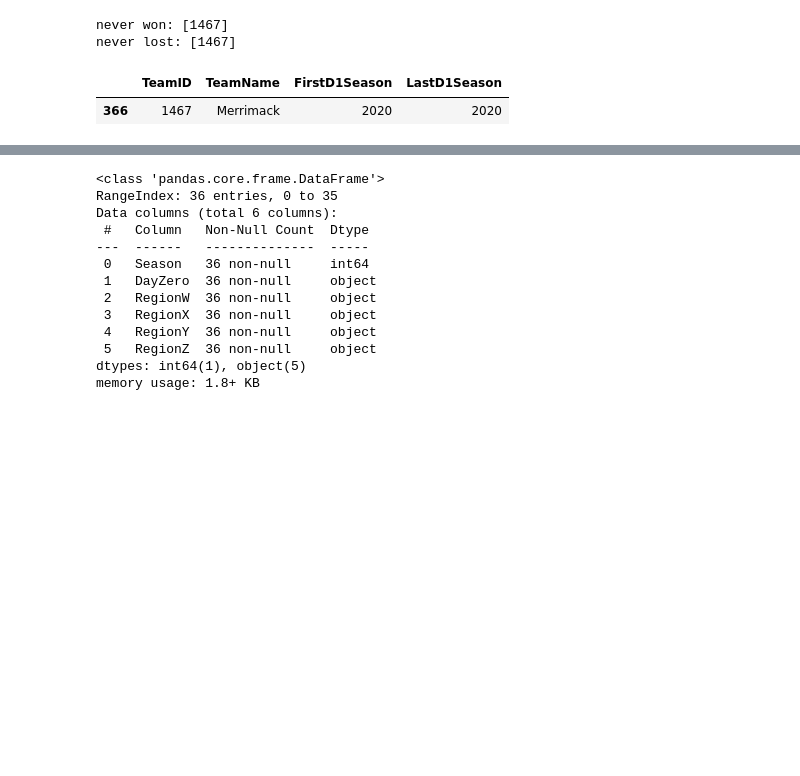
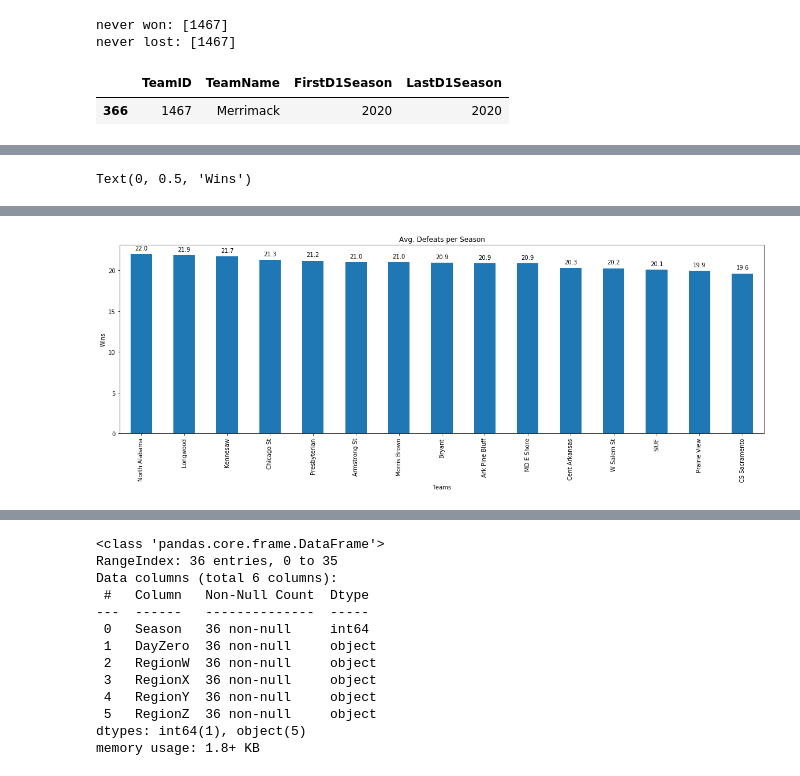
Before and after one commit to YT-Hwang/Kaggle_Competion, a Jupyter notebook: Google Cloud & NCAA® ML Competition 2020-NCAAM/EDA.ipynb, the cells around one changed output, grey strips where cells are left out. Saved outputs shown, nothing was run; the diff lists cells and outputs as text; code cells hidden in the pictures; blank space fills up the shorter version.

```diff
--- a/Google Cloud & NCAA® ML Competition 2020-NCAAM/EDA.ipynb
+++ b/Google Cloud & NCAA® ML Competition 2020-NCAAM/EDA.ipynb
@@ -360,0 +580,3 @@ memory usage: 53.7+ KB
+# %%
+losers['Result'] = 1
+losers
@@ -360,0 +618,7 @@ memory usage: 53.7+ KB
+# %%
+season_count = losers[['Season','TeamID']].groupby('TeamID').nunique()
+season_count.drop('TeamID', inplace=True, axis =1)
+season_count.rename(columns={"Season": "Season_Count"},inplace=True)
+#season_count.reset_index(inplace=True)
+
+season_count
@@ -360,0 +640,9 @@ memory usage: 53.7+ KB
+# %%
+defeat_count = pd.merge(defeat_count, season_count, how = 'left', on=['TeamID'])
+defeat_count.set_index(['TeamID','TeamName'], inplace = True)
+defeat_count = defeat_count.loc[:,:"Result"].div(defeat_count["Season_Count"], axis=0)
+defeat_count.sort_values(by=['Result'], ascending=False, inplace=True)
+defeat_count = defeat_count.round(2)
+defeat_count.reset_index(inplace=True)
+
+defeat_count
@@ -360,0 +663,59 @@ memory usage: 53.7+ KB
+# %%
+#import seaborn as sns
+defeat_count = defeat_count.iloc[:15,:]
+x_labels = defeat_count['TeamName']
+counts = defeat_count['Result']
+
+# Plot the figure.
+plt.figure(figsize=(20, 6))
+ax = counts.plot(kind='bar')
+ax.set_title('Avg. Defeats per Season')
+ax.set_xlabel('Teams')
+ax.set_ylabel('Wins')
+ax.set_xticklabels(x_labels)
+
+
+
+def add_value_labels(ax, spacing=5):
+    """Add labels to the end of each bar in a bar chart.
+
+    Arguments:
+        ax (matplotlib.axes.Axes): The matplotlib object containing the axes
+            of the plot to annotate.
+        spacing (int): The distance between the labels and the bars.
+    """
+
+    # For each bar: Place a label
+    for rect in ax.patches:
+        # Get X and Y placement of label from rect.
+        y_value = rect.get_height()
+        x_value = rect.get_x() + rect.get_width() / 2
+
+        # Number of points between bar and label. Change to your liking.
+        space = spacing
+        # Vertical alignment for positive values
+        va = 'bottom'
+
+        # If value of bar is negative: Place label below bar
+        if y_value < 0:
+            # Invert space to place label below
+            space *= -1
+            # Vertically align label at top
+            va = 'top'
+
+        # Use Y value as label and format number with one decimal place
+        label = "{:.1f}".format(y_value)
+
+        # Create annotation
+        ax.annotate(
+            label,                      # Use `label` as label
+            (x_value, y_value),         # Place label at end of the bar
+            xytext=(0, space),          # Vertically shift label by `space`
+            textcoords="offset points", # Interpret `xytext` as offset in points
+            ha='center',                # Horizontally center label
+            va=va)                      # Vertically align label differently for
+                                        # positive and negative values.
+
+# Call the function above. All the magic happens there.
+add_value_labels(ax)
+# %% [output]
@@ -360,0 +725 @@ memory usage: 53.7+ KB
+Text(0, 0.5, 'Wins')
@@ -360,0 +741 @@ memory usage: 53.7+ KB
+[figure, added]
```
Also changed, not shown: parts of 54 cells of this notebook.
